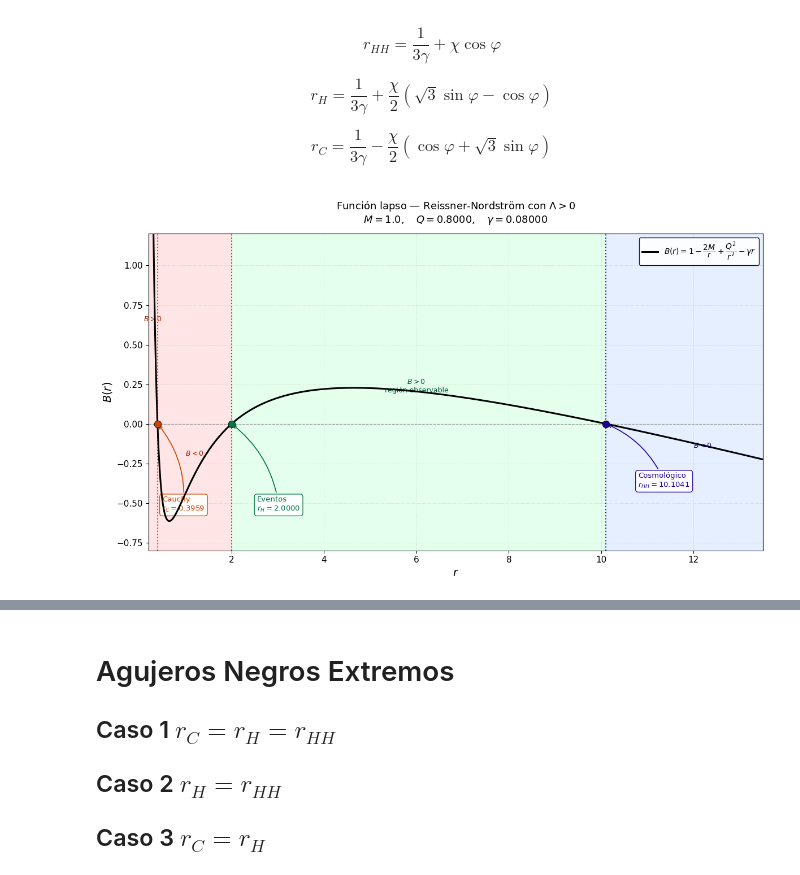
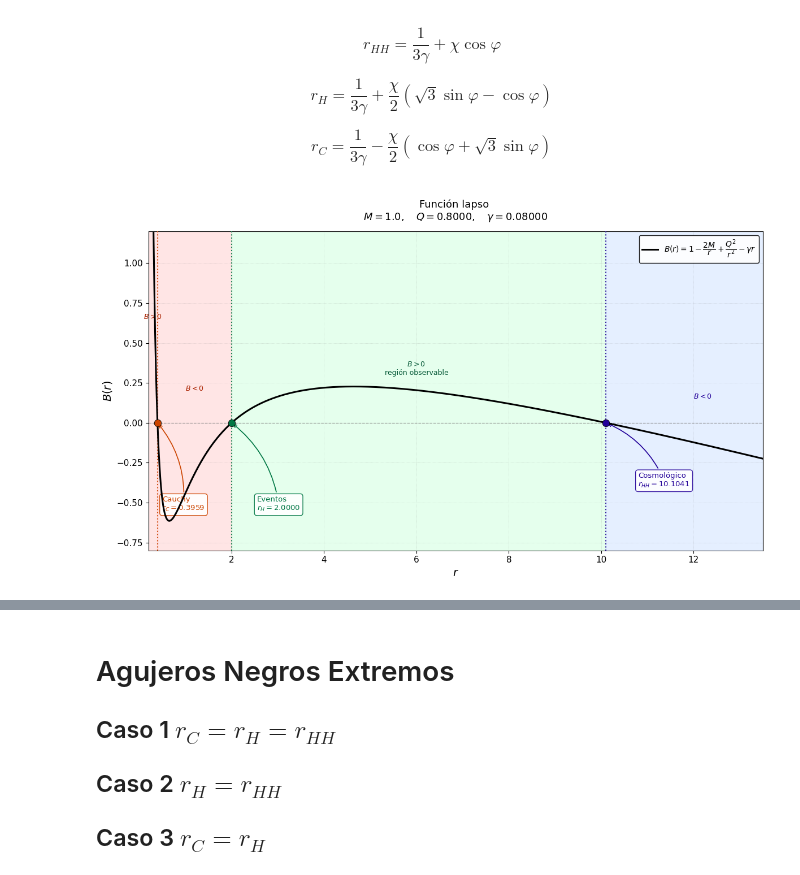
Before and after one commit to Robboppen/General-Relativity, a Jupyter notebook: Null-geodesic-Reissner-Nordström-quintessence/paper_nullQgamma.ipynb, the cells around one changed output, grey strips where cells are left out. Drawn from its saved outputs; the diff is of its cells as text; code cells hidden in the pictures.

```diff
--- a/Null-geodesic-Reissner-Nordström-quintessence/paper_nullQgamma.ipynb
+++ b/Null-geodesic-Reissner-Nordström-quintessence/paper_nullQgamma.ipynb
@@ -88,35 +88,35 @@ for r_val, color, etiqueta, pos_text in horizontes:
     )
 
 # ── Texto de regiones ─────────────────────────────────────────────────────────
 ax.text(0.30,   0.65, '$B>0$',                   color='#aa2200', fontsize=9, ha='center')
-ax.text(1.20,  -0.20, '$B<0$',                   color='#aa2200', fontsize=9, ha='center')
-ax.text(6.00,   0.20, '$B>0$\nregión observable', color='#005533', fontsize=9, ha='center')
-ax.text(12.20, -0.15, '$B<0$',                   color='#220099', fontsize=9, ha='center')
+ax.text(1.20,  0.20, '$B<0$',                   color='#aa2200', fontsize=9, ha='center')
+ax.text(6.00,   0.30, '$B>0$\nregión observable', color='#005533', fontsize=9, ha='center')
+ax.text(12.20, 0.15, '$B<0$',                   color='#220099', fontsize=9, ha='center')
 
 # ── Ejes ──────────────────────────────────────────────────────────────────────
 ax.set_xlim(0.20, 13.5)
 ax.set_ylim(-0.80, 1.20)
 ax.set_xlabel(r'$r$',    fontsize=14, color='black')
 ax.set_ylabel(r'$B(r)$', fontsize=14, color='black')
 ax.tick_params(colors='black', labelsize=11)
 for spine in ax.spines.values():
     spine.set_edgecolor('black')
 
 # ── Título ────────────────────────────────────────────────────────────────────
 ax.set_title(
-    r'Función lapso — Reissner-Nordström con $\Lambda > 0$' + '\n'
+    r'Función lapso ' + '\n'
     + r'$M=%.1f,\quad Q=%.4f,\quad \gamma=%.5f$' % (M, Q, g),
     fontsize=13, pad=14, color='black'
 )
 
 # ── Leyenda ───────────────────────────────────────────────────────────────────
 ax.legend(loc='upper right', fontsize=10,
           facecolor='white', edgecolor='black', framealpha=0.9)
 
 ax.grid(True, linestyle=':', linewidth=0.5, alpha=0.4, color='gray')
 
 plt.tight_layout()
 plt.savefig('lapso_RN.png', dpi=180, bbox_inches='tight', facecolor='white')
 plt.show()
 # %% [output]
-[figure, old version]
+[figure, new version]
```
Also changed, not shown: parts of 5 cells of this notebook, 2 other files.
